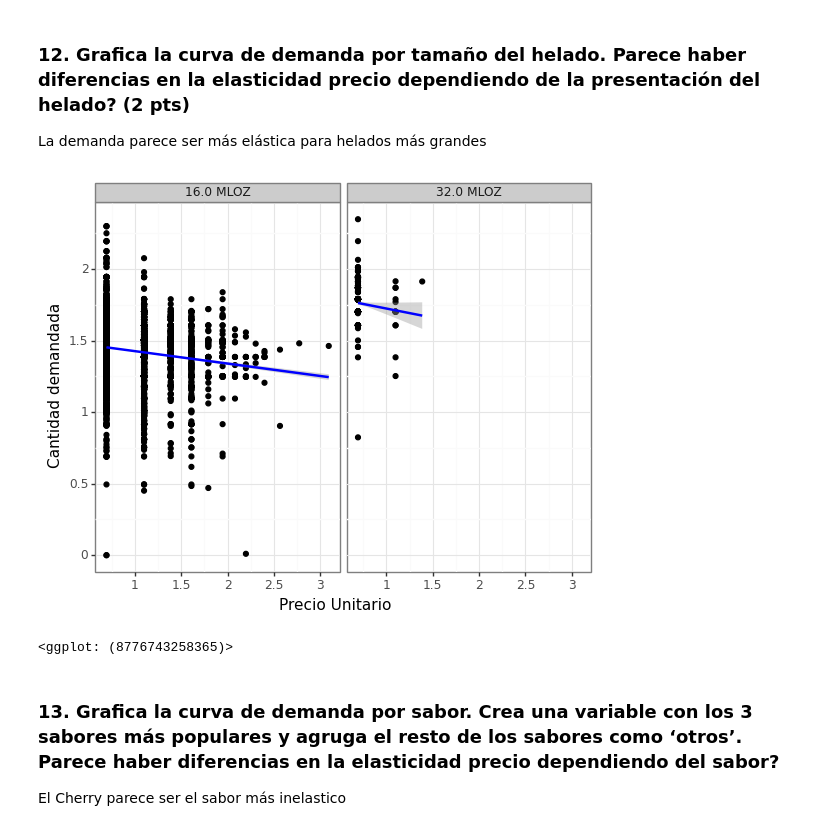
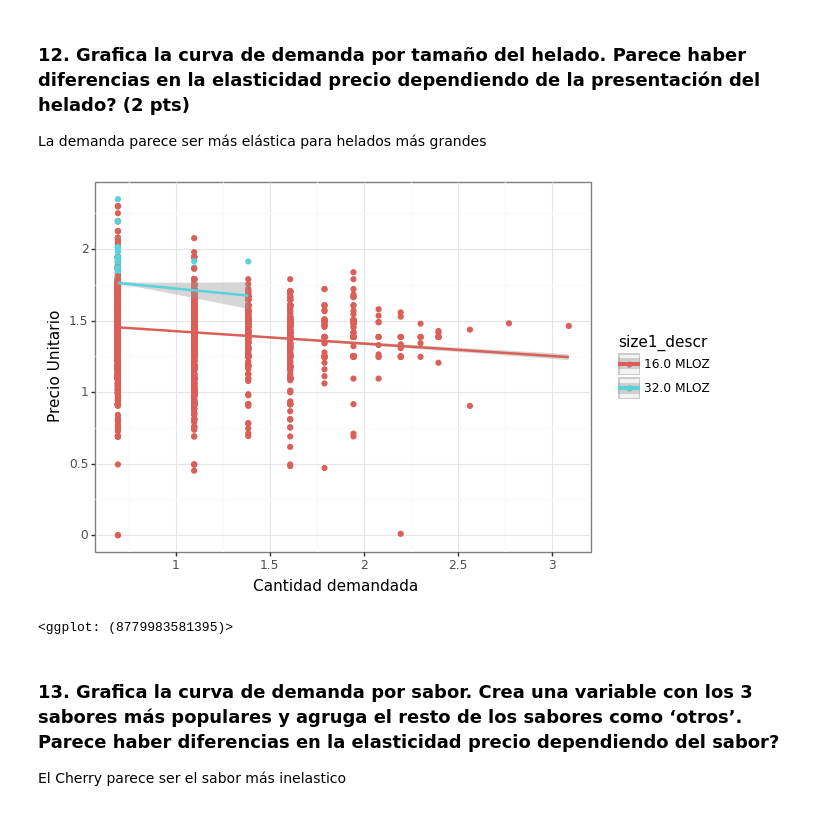
Before and after one commit to isidorogu/ITAM_Eco_computacional, a Jupyter notebook: Tareas/Tarea 1, Regression, HD Inference/Tarea1.ipynb, the cells around one changed output. Saved outputs shown, nothing was run; the diff lists cells and outputs as text; code cells hidden in the pictures.

```diff
--- a/Tareas/Tarea 1, Regression, HD Inference/Tarea1.ipynb
+++ b/Tareas/Tarea 1, Regression, HD Inference/Tarea1.ipynb
@@ -329,4 +339,4 @@ data.describe(include='all', percentiles = [0.05, 0.1, 0.25, 0.5, 0.75, 0.9, 0.9
 - `household_composition`
 - `race`
 # %%
-data = data.drop(['scantrack_market_identifiers'], axis = 1)
+data = data.drop(['scantrack_market_identifier'], axis = 1)
@@ -460,10 +458,10 @@ ggplot(data, aes('log_q','log_p'))+geom_point()+geom_smooth(color = 'blue')+them
 La demanda parece ser más elástica para helados más grandes
 # %%
 data.describe(include = 'all')
-ggplot(data, aes('log_q','log_p'))+geom_point()+geom_smooth(color = 'blue')+theme_bw()+labs(x = 'Precio Unitario', y = 'Cantidad demandada')+facet_wrap(facets = 'size1_descr')
+ggplot(data, aes('log_q','log_p', color = 'size1_descr'))+geom_point()+geom_smooth()+theme_bw()+labs(y = 'Precio Unitario', x = 'Cantidad demandada')
 # %% [output]
-[figure, old version]
+[figure, new version]
-<ggplot: (8776743258365)>
+<ggplot: (8779983581395)>
 # %% [markdown]
 ### 13. Grafica la curva de demanda por sabor. Crea una variable con los 3 sabores más populares y agruga el resto de los sabores como ‘otros’. Parece haber diferencias en la elasticidad precio dependiendo del sabor?
 
```
Also changed, not shown: parts of 32 cells of this notebook, 55 other files.
